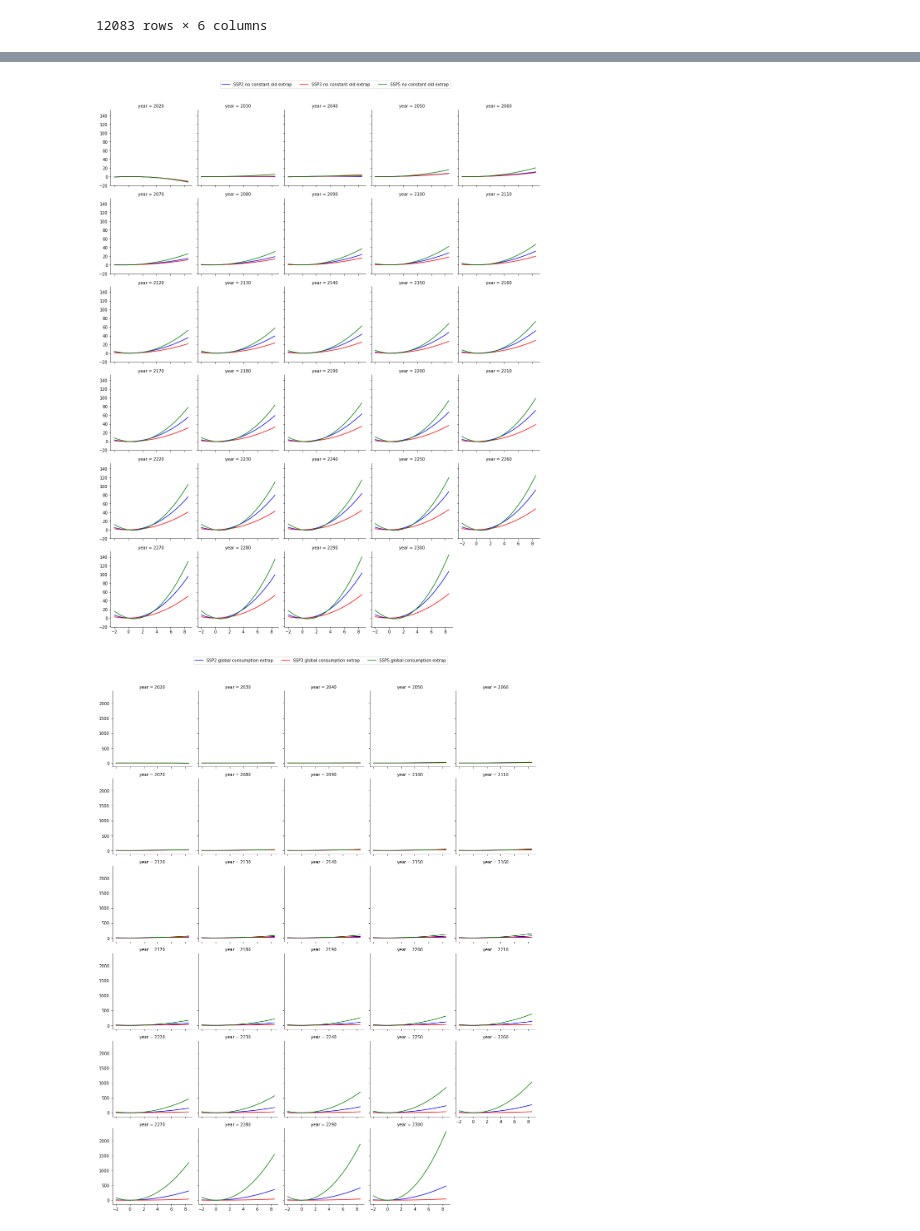
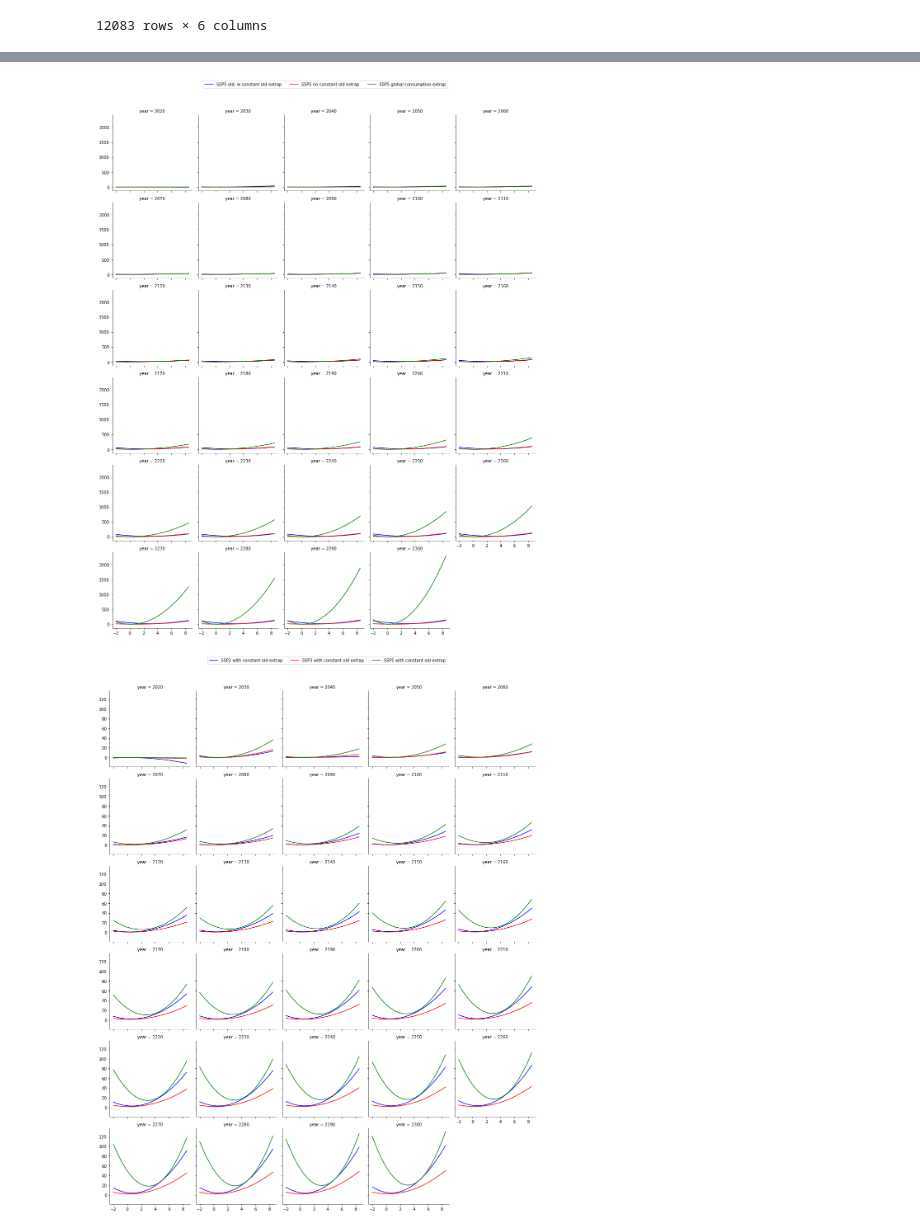
Before and after one commit to ClimateImpactLab/labor-code-release-2020, a Jupyter notebook: 4_post_projection/no_cons/SCC_diagnostics/allSSPs_scc_comparison.ipynb, the cells around one changed output, grey strips where cells are left out. Cells and saved outputs as stored; diff of their text form; code cells hidden in the pictures.

Commit message:
ssp2 and ssp5 scc diagnostics plots update

```diff
--- a/4_post_projection/no_cons/SCC_diagnostics/allSSPs_scc_comparison.ipynb
+++ b/4_post_projection/no_cons/SCC_diagnostics/allSSPs_scc_comparison.ipynb
@@ -27,7 +27,7 @@ temps = temps.reset_index().rename(columns={"index":"year"})
 
 dataframes = {}
 
-for df in ['nocons_df_old_SSP2', 'nocons_df_old_SSP3', 'nocons_df_old_SSP5', 'nocons_df_new_SSP2', 'nocons_df_new_SSP3', 'nocons_df_new_SSP5', 'mc_df_SSP2', 'mc_df_SSP3']:
+for df in ['nocons_df_old_SSP2', 'nocons_df_old_SSP3', 'nocons_df_old_SSP5', 'nocons_df_new_SSP2', 'nocons_df_new_SSP3', 'nocons_df_new_SSP5', 'mc_df_SSP2', 'mc_df_SSP3', 'mc_df_SSP5']:
     dataframes[df] = pd.read_csv(f'/home/nsharma/repos/labor-code-release-2020/output/damage_function_no_cons/SCC_diagnostics/damage_functions/{df}.csv')
     dataframes[df] = dataframes[df][["year", "cons","beta1","beta2"]]
     dataframes[df] = pd.merge(dataframes[df], temps, on= ['year'], how = 'inner')
@@ -57,30 +57,40 @@ ssp2 = ssp2[ssp2['year'].isin(years)]
 ssp3 = pd.merge(pd.merge(dataframes['nocons_df_old_SSP3'], dataframes['nocons_df_new_SSP3'], on = ['year', 'temp'], how = 'outer'), dataframes['mc_df_SSP3'], on = ['year', 'temp'], how = 'outer')
 ssp3 = ssp3[ssp3['year'].isin(years)]
 
-old = pd.merge(pd.merge(dataframes['nocons_df_old_SSP2'], dataframes['nocons_df_old_SSP3'], on = ['year', 'temp'], how = 'outer'), dataframes['nocons_df_old_SSP5'], on = ['year', 'temp'], how = 'outer')
-old = old[old['year'].isin(years)]
+ssp5 = pd.merge(pd.merge(dataframes['nocons_df_old_SSP5'], dataframes['nocons_df_new_SSP5'], on = ['year', 'temp'], how = 'outer'), dataframes['mc_df_SSP5'], on = ['year', 'temp'], how = 'outer')
+ssp5 = ssp5[ssp5['year'].isin(years)]
 
-new = pd.merge(pd.merge(dataframes['nocons_df_new_SSP2'], dataframes['nocons_df_new_SSP3'], on = ['year', 'temp'], how = 'outer'), dataframes['nocons_df_new_SSP5'], on = ['year', 'temp'], how = 'outer')
-new = new[new['year'].isin(years)]
+w_cons_old_extrap = pd.merge(pd.merge(dataframes['mc_df_SSP2'], dataframes['mc_df_SSP3'], on = ['year', 'temp'], how = 'outer'), dataframes['mc_df_SSP5'], on = ['year', 'temp'], how = 'outer')
+w_cons_old_extrap = w_cons_old_extrap[w_cons_old_extrap['year'].isin(years)]
+
+no_cons_old_extrap = pd.merge(pd.merge(dataframes['nocons_df_old_SSP2'], dataframes['nocons_df_old_SSP3'], on = ['year', 'temp'], how = 'outer'), dataframes['nocons_df_old_SSP5'], on = ['year', 'temp'], how = 'outer')
+no_cons_old_extrap = no_cons_old_extrap[no_cons_old_extrap['year'].isin(years)]
+
+no_cons_new_extrap = pd.merge(pd.merge(dataframes['nocons_df_new_SSP2'], dataframes['nocons_df_new_SSP3'], on = ['year', 'temp'], how = 'outer'), dataframes['nocons_df_new_SSP5'], on = ['year', 'temp'], how = 'outer')
+no_cons_new_extrap = no_cons_new_extrap[no_cons_new_extrap['year'].isin(years)]
 # %%
 def plot(df, filename, y1, label1, y2, label2, y3, label3, savepath = '/home/nsharma/repos/labor-code-release-2020/output/damage_function_no_cons/SCC_diagnostics/plots/'):
    g = sns.FacetGrid(df, col="year", col_wrap=5, sharey=True)
    g.map_dataframe(sns.lineplot, x='temp', y=y1, color = "blue", label=label1)
    g.map_dataframe(sns.lineplot, x='temp', y=y2, color = "red", label=label2)
    g.map_dataframe(sns.lineplot, x='temp', y=y3, color = "green", label=label3)
    lgd = plt.legend(bbox_to_anchor=(1,7.25), ncol=3)
    plt.savefig(f'{savepath}/{filename}', format='pdf', bbox_extra_artists=(lgd,), bbox_inches='tight')
 
 
 plot(ssp2, filename='ssp2_w_mc.pdf', y1 = 'mc_df_SSP2_T', label1 = "SSP2 old- w constant old extrap", y2 = 'nocons_df_old_SSP2_T', label2 = "SSP2 no constant old extrap", y3 = 'nocons_df_new_SSP2_T', label3 = "SSP2 global consumption extrap" )
 
 plot(ssp3, filename='ssp3_w_mc.pdf', y1 = 'mc_df_SSP3_T', label1 = "SSP3 old- w constant old extrap", y2 = 'nocons_df_old_SSP3_T', label2 = "SSP3 no constant old extrap", y3 = 'nocons_df_new_SSP3_T', label3 = "SSP3 global consumption extrap" )
 
-plot(old, filename='old_w_ssp5.pdf', y1 = 'nocons_df_old_SSP2_T', label1 = "SSP2 no constant old extrap", y2 = 'nocons_df_old_SSP3_T', label2 = "SSP3 no constant old extrap", y3 = 'nocons_df_old_SSP5_T', label3 = "SSP5 no constant old extrap" )
+plot(ssp5, filename='ssp5.pdf', y1 = 'mc_df_SSP5_T', label1 = "SSP5 old- w constant old extrap", y2 = 'nocons_df_old_SSP5_T', label2 = "SSP5 no constant old extrap", y3 = 'nocons_df_new_SSP5_T', label3 = "SSP5 global consumption extrap" )
 
-plot(new, filename='new_w_ssp5.pdf', y1 = 'nocons_df_new_SSP2_T', label1 = "SSP2 global consumption extrap", y2 = 'nocons_df_new_SSP3_T', label2 = "SSP3 global consumption extrap", y3 = 'nocons_df_new_SSP5_T', label3 = "SSP5 global consumption extrap" )
+plot(w_cons_old_extrap, filename='w_cons_old_extrap.pdf', y1 = 'mc_df_SSP2_T', label1 = "SSP2 with constant old extrap", y2 = 'mc_df_SSP3_T', label2 = "SSP3 with constant old extrap", y3 = 'mc_df_SSP5_T', label3 = "SSP5 with constant old extrap" )
+
+plot(no_cons_old_extrap, filename='no_cons_old_extrap.pdf', y1 = 'nocons_df_old_SSP2_T', label1 = "SSP2 no constant old extrap", y2 = 'nocons_df_old_SSP3_T', label2 = "SSP3 no constant old extrap", y3 = 'nocons_df_old_SSP5_T', label3 = "SSP5 no constant old extrap" )
+
+plot(no_cons_new_extrap, filename='no_cons_new_extrap.pdf', y1 = 'nocons_df_new_SSP2_T', label1 = "SSP2 global consumption extrap", y2 = 'nocons_df_new_SSP3_T', label2 = "SSP3 global consumption extrap", y3 = 'nocons_df_new_SSP5_T', label3 = "SSP5 global consumption extrap" )
 # %% [output]
 [figure]
 [figure]
-[figure, old version]
+[figure, new version]
-[figure, old version]
+[figure, new version]
```
Also changed, not shown: parts of 2 cells of this notebook, 9 other files.
